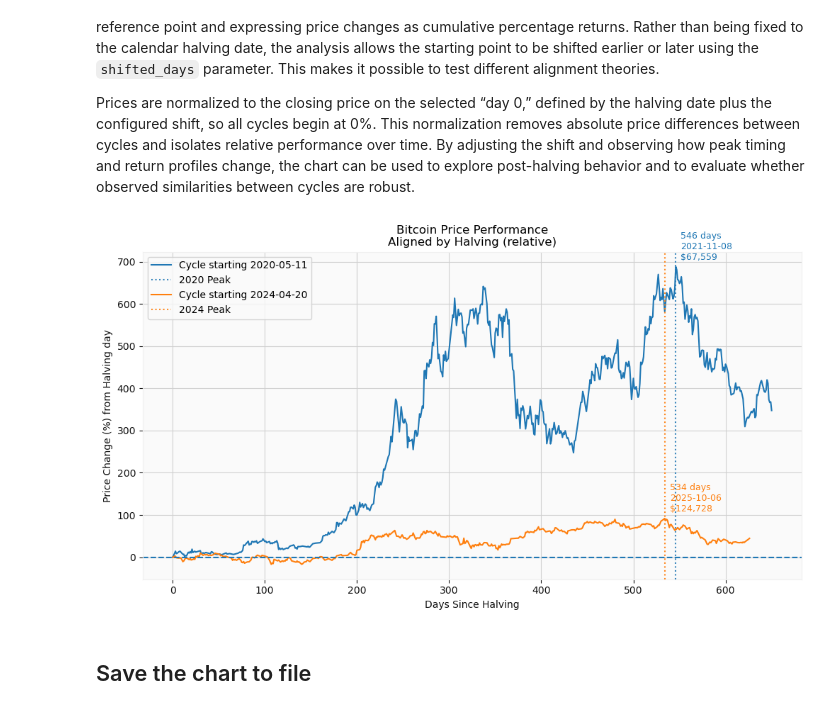
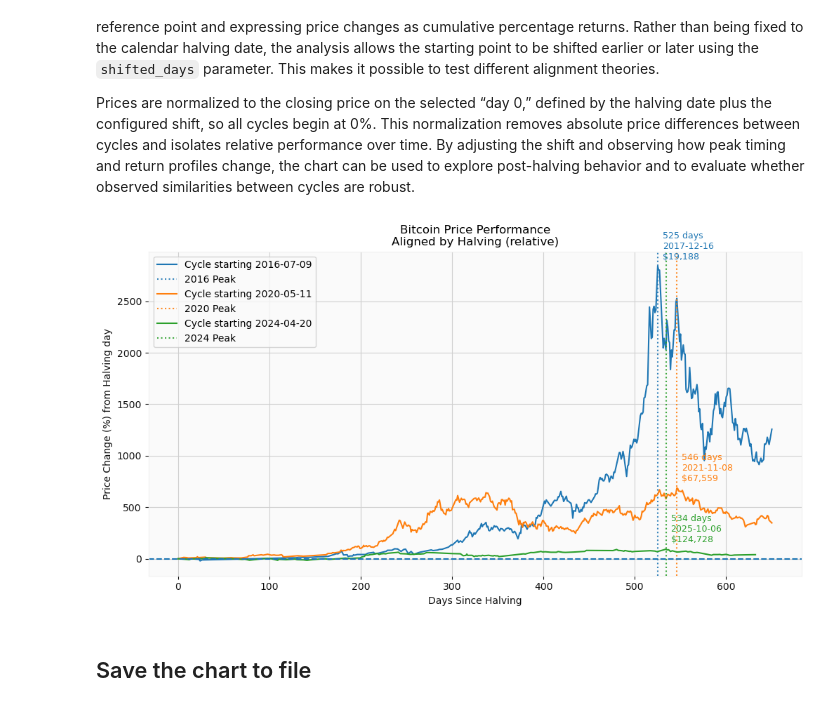
Before and after one commit to archgeek1/BTC-jupyter, a Jupyter notebook: BTC-sar-rsi-ema.ipynb, the cells around one changed output. Drawn from its saved outputs; the diff is of its cells as text; code cells hidden in the pictures.

```diff
--- a/BTC-sar-rsi-ema.ipynb
+++ b/BTC-sar-rsi-ema.ipynb
@@ -255,7 +251,7 @@ import matplotlib.pyplot as plt
 # configuration
 # ============================================================
 
-selected_halvings = ["2020", "2024"]  # Select which halving cycles to include
+selected_halvings = ["2016", "2020", "2024"]  # Select which halving cycles to include from halving_dates
 max_days_since_halving = 650  # Days to include in the chart
 shifted_days = 0 # Shift all halving dates
 
@@ -349,34 +345,34 @@ for label, cycle in cycles.items():
 
     plt.annotate(
         f"{peak_day} days\n{peak_date.date()}\n${peak_price_usd:,.0f}",
         xy=(peak_day, peak_value),
         xytext=(5, 5),
         textcoords="offset points",
         color=cycle_line.get_color(),
         fontsize=9,
         ha="left",
         va="bottom",
     )
     if shifted_days != 0:
         plt.annotate(
             f"Shifted by {shifted_days} days",
             xy=(max_days_since_halving * 0.7, -20),
             color="gray",
             fontsize=9,
         )
 
 title = "Bitcoin Price Performance\nAligned by Halving (relative)"
 if shifted_days != 0:
     title += f" \n(Halving date shifted by {shifted_days} days)"
 
 plt.axhline(0, linestyle="--")
 plt.title(title)
 plt.xlabel("Days Since Halving")
 plt.ylabel("Price Change (%) from Halving day")
 plt.legend()
 plt.show()
 # %% [output]
-[figure, old version]
+[figure, new version]
 # %% [markdown]
 ## Save the chart to file
 # %%
```
Also changed, not shown: parts of 8 cells of this notebook.
